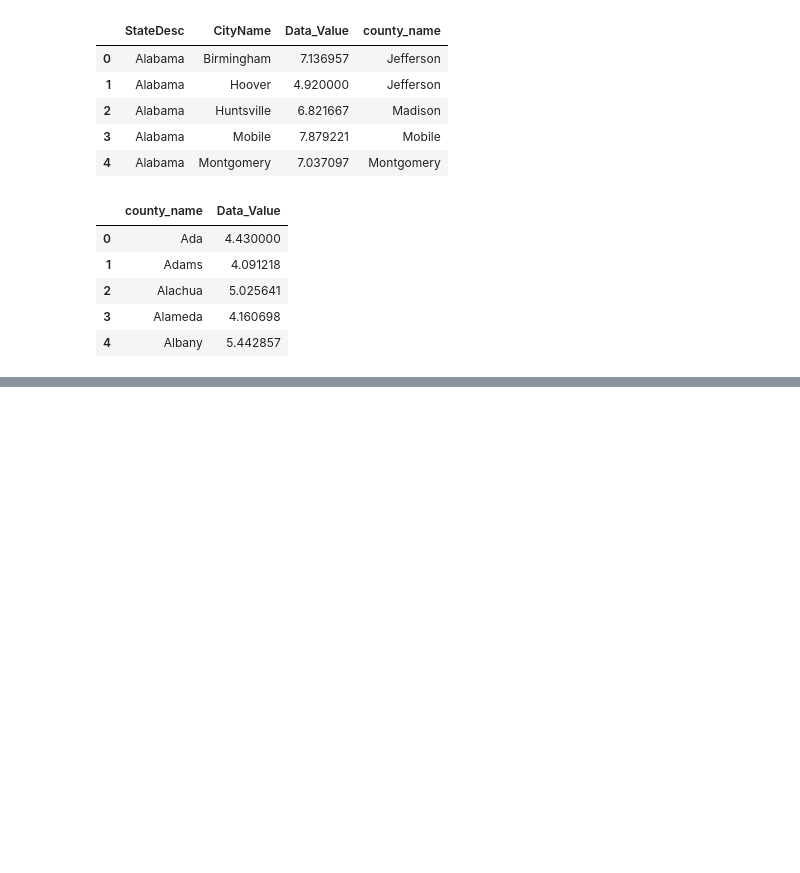
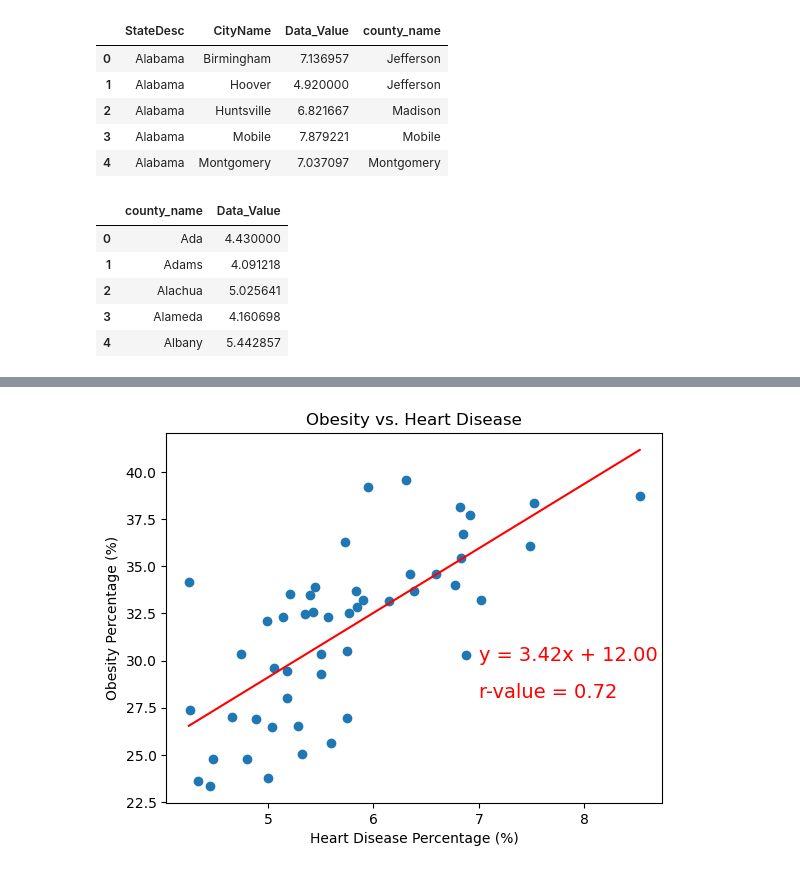
Before and after one commit to divya-jindal/project-1, a Jupyter notebook: Cities_heart_disease.ipynb, the cells around one changed output, grey strips where cells are left out. Cells and saved outputs as stored; diff of their text form; code cells hidden in the pictures; blank space fills up the shorter version.

Commit message:
Added more linear regression plots

```diff
--- a/Cities_heart_disease.ipynb
+++ b/Cities_heart_disease.ipynb
@@ -305,3 +309,7 @@ per_county_df.head()
 | 2 | Alachua | 5.025641 |
 | 3 | Alameda | 4.160698 |
 | 4 | Albany | 5.442857 |
+# %%
+obesity_inactivity_data_value_df = pd.merge(average_df,obesity_data, on = 'StateDesc')
+
+obesity_inactivity_data_value_df.head()
@@ -307,0 +323,35 @@ per_county_df.head()
+# %%
+# Converts the data into float values
+obesity_inactivity_data_value_df['Data_Value'] = obesity_inactivity_data_value_df['Data_Value'].astype(float)
+obesity_inactivity_data_value_df['Obesity_Percentage'] = obesity_inactivity_data_value_df['Obesity_Percentage'].astype(float)
+
+# Shows a scatterplot between heart disease data value and obesity
+plt.scatter(obesity_inactivity_data_value_df['Data_Value'], obesity_inactivity_data_value_df['Obesity_Percentage'])
+plt.xlabel('Heart Disease Percentage (%)')
+plt.ylabel('Obesity Percentage (%)')
+plt.title('Obesity vs. Heart Disease')
+
+# Calculates slope, intercept, rval, pval, and std
+slope, intercept, rval, pval, std = linregress(obesity_inactivity_data_value_df['Data_Value'],obesity_inactivity_data_value_df['Obesity_Percentage'])
+
+
+# Creates strings that will be shown in the plot
+equation = f'y = {slope:.2f}x + {intercept:.2f}'
+r_value_text = f'r-value = {rval:.2f}'
+
+# Creates an array of the maximum and minimum x-values
+x_min = obesity_inactivity_data_value_df['Data_Value'].min()
+x_max = obesity_inactivity_data_value_df['Data_Value'].max()
+x_values = x_min, x_max
+x_values_array = np.array(x_values)
+
+# Predicts y-values using the linear regression equation
+y_pred = slope * x_values_array + intercept
+
+# Plots the linear regression line and shows the string values determined above
+plt.plot(x_values_array, y_pred, c = 'r')
+plt.text(x = 7.0, y = 30, fontsize = 14, s = equation, c = 'r')
+plt.text(x = 7.0, y = 28, fontsize = 14, s = r_value_text, c = 'r')
+plt.show()
+# %% [output]
+[figure, added]
```
Also changed, not shown: parts of 3 cells of this notebook.
